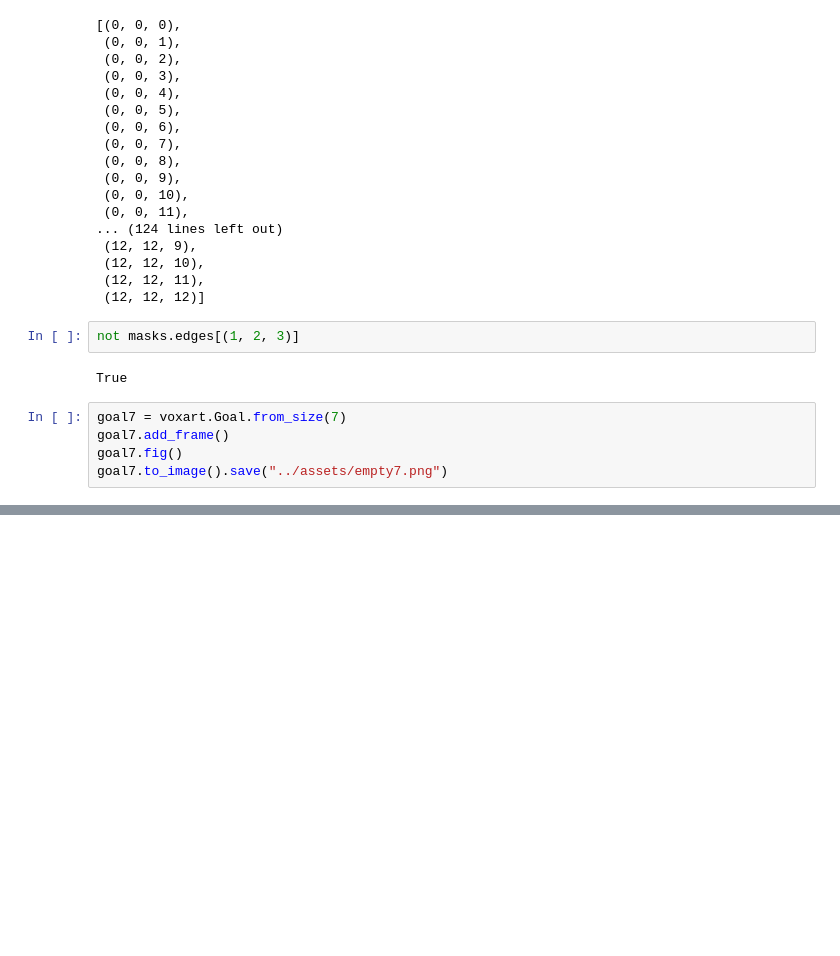
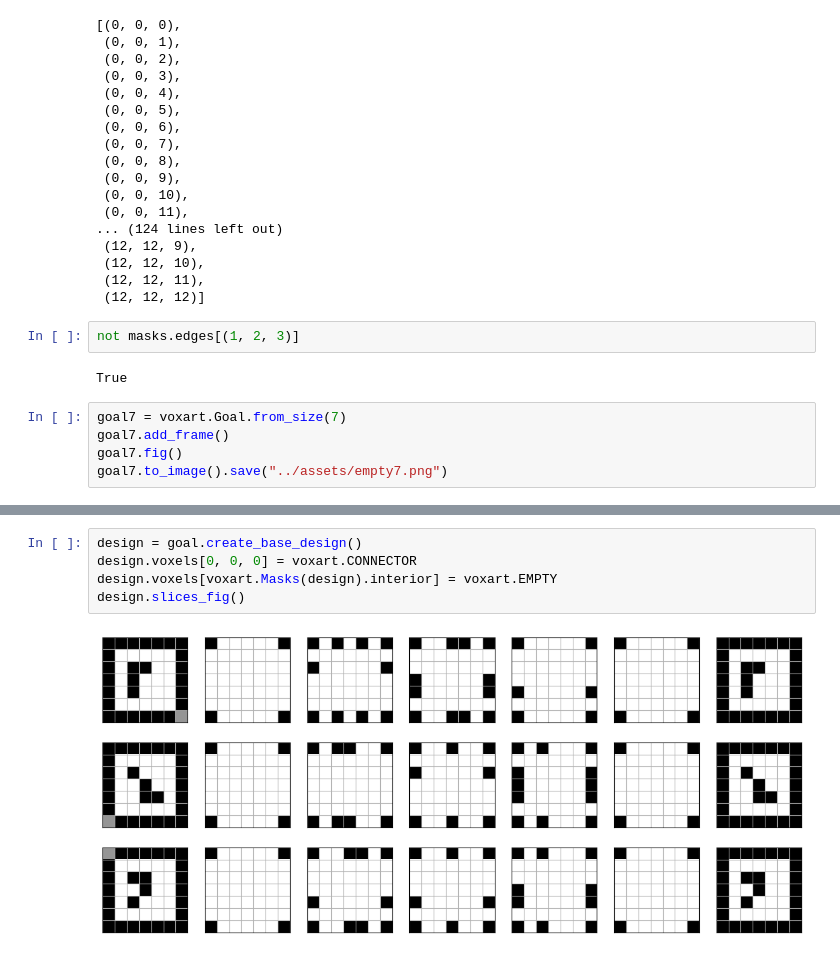
Before and after one commit to pfrstg/voxart, a Jupyter notebook: notebooks/dev.ipynb, the cells around one changed output, grey strips where cells are left out. Cells and saved outputs as stored; diff of their text form; blank space fills up the shorter version.

```diff
--- a/notebooks/dev.ipynb
+++ b/notebooks/dev.ipynb
@@ -1515,0 +1557,7 @@ base_stl
+# %%
+design = goal.create_base_design()
+design.voxels[0, 0, 0] = voxart.CONNECTOR
+design.voxels[voxart.Masks(design).interior] = voxart.EMPTY
+design.slices_fig()
+# %% [output]
+[figure, added]
```
Also changed, not shown: parts of 37 cells of this notebook, 4 other files.
